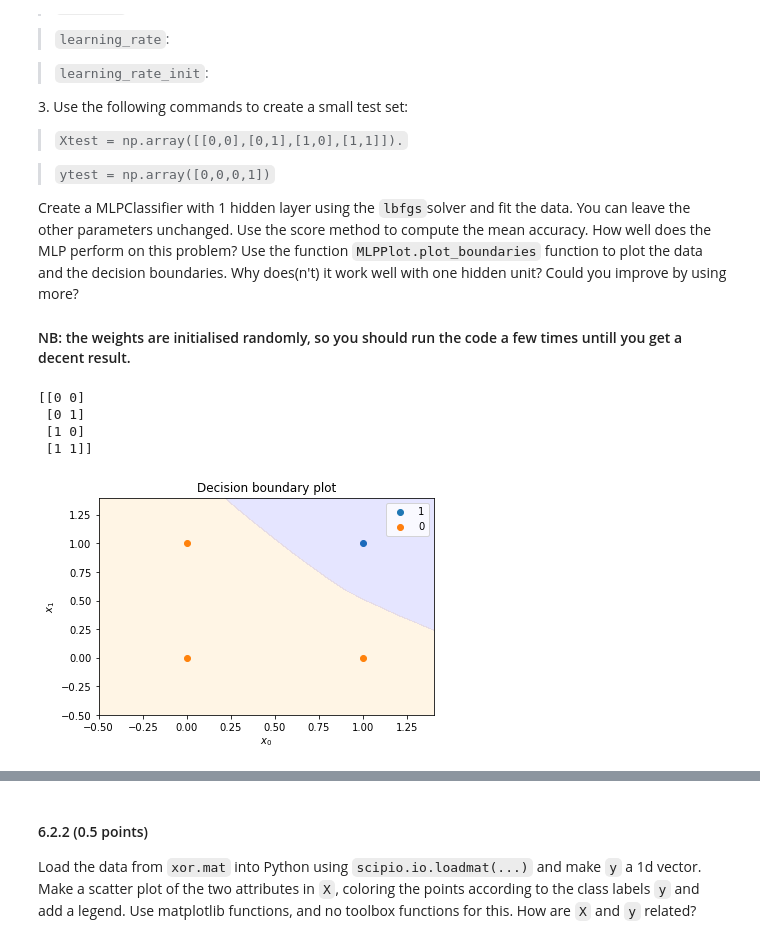
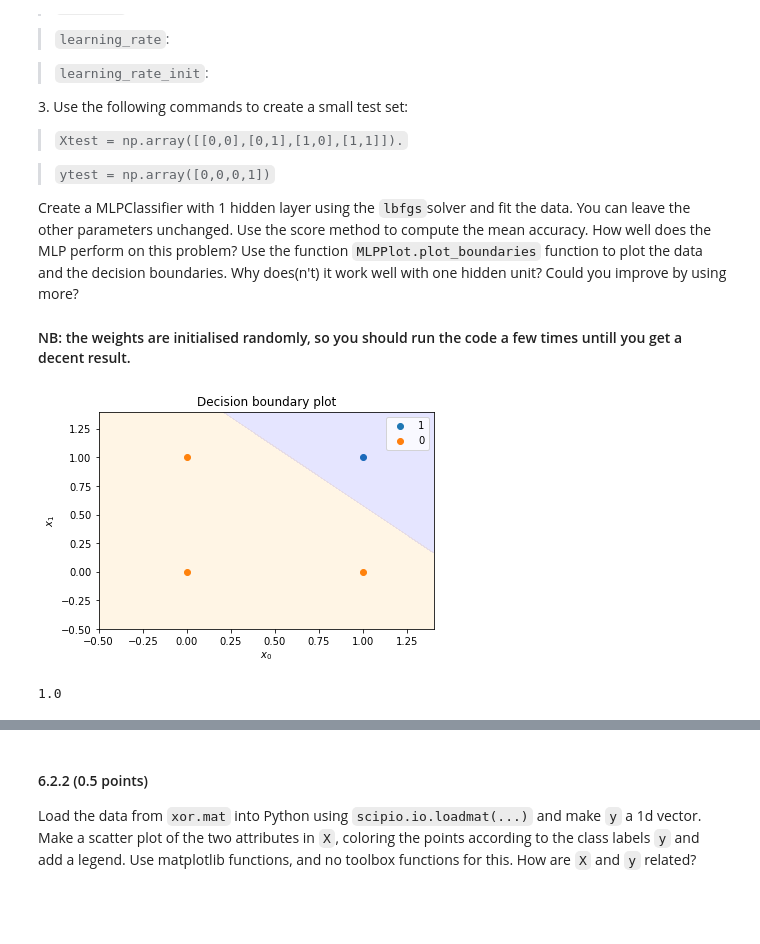
Before and after one commit to CornelisseMichael/Datamining, a Jupyter notebook: assignment_6/assignment_6.ipynb, the cells around one changed output, grey strips where cells are left out. Cells and saved outputs as stored; diff of their text form; code cells hidden in the pictures; blank space fills up the shorter version.

```diff
--- a/assignment_6/assignment_6.ipynb
+++ b/assignment_6/assignment_6.ipynb
@@ -323,22 +336,37 @@ Create a MLPClassifier with 1 hidden layer using the `lbfgs`solver and fit the d
 # %%
 ##Answer to question 6.2.1
 from sklearn.neural_network import MLPClassifier
 from  toolbox.MLPPlot import MLPPlot
+from sklearn.model_selection import KFold
+from sklearn.metrics import accuracy_score
 
 Xtest = np.array([0,0, 0,1,1,0, 1,1]).reshape(4,2)
-print(Xtest)
 ytest = np.array([0,0,0,1])
 
-clf = MLPClassifier(solver = 'lbfgs')
+'''accuracy=np.array([])
+
+kf = KFold(n_splits = 4)
+
+for train, test in kf.split(Xtest, ytest):
+    clf = MLPClassifier(hidden_layer_sizes=(3,2,), solver = 'lbfgs')
+    clf.fit(Xtest[train], ytest[train])
+    accuracy = np.append(accuracy, accuracy_score(ytest[test], clf.predict(Xtest[test])))
+    plotter  =  MLPPlot(Xtest[test], ytest[test], clf)
+    plotter.plot_boundaries()
+
+accuracy_mean = np.mean(accuracy)
+print(accuracy, accuracy_mean)'''
+
+clf = MLPClassifier(hidden_layer_sizes=(3,2,1,), solver = 'lbfgs')
 clf.fit(Xtest, ytest)
 plotter  =  MLPPlot(Xtest, ytest, clf)
 plotter.plot_boundaries()
+
+accuracy = accuracy_score(ytest, clf.predict(Xtest))
+print(accuracy)
 # %% [output]
+[figure]
-[[0 0]
- [0 1]
- [1 0]
- [1 1]]
+1.0
-[figure]
 # %% [markdown]
 1 Activation functions determine the output of a neural network. If that function is linear, there can only be one hidden layer, because adding extra layers adds additional x variables into it.
 
```
Also changed, not shown: parts of 11 cells of this notebook.
